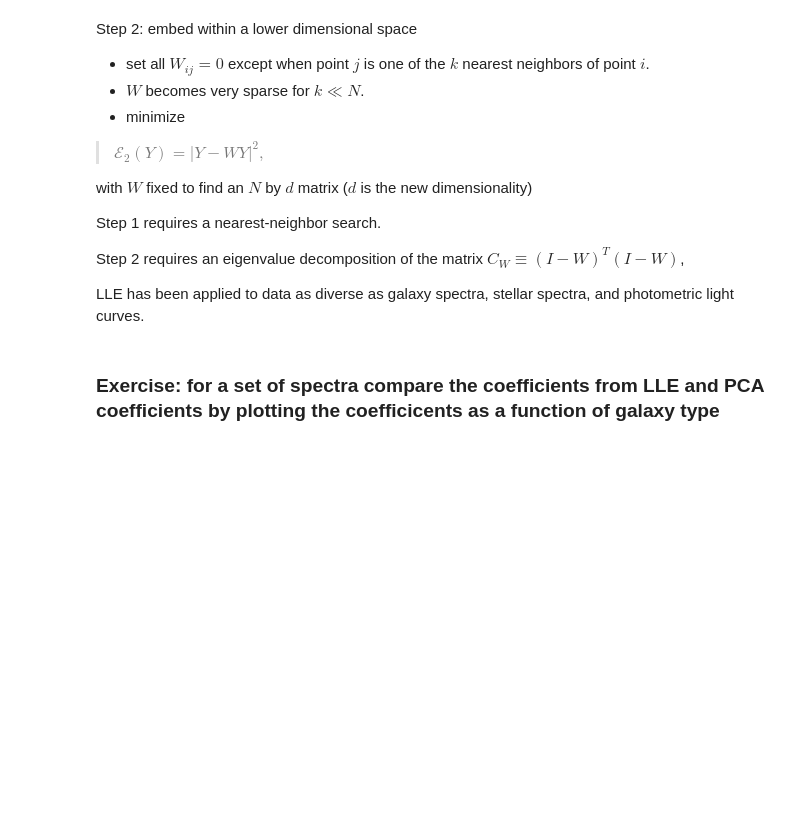
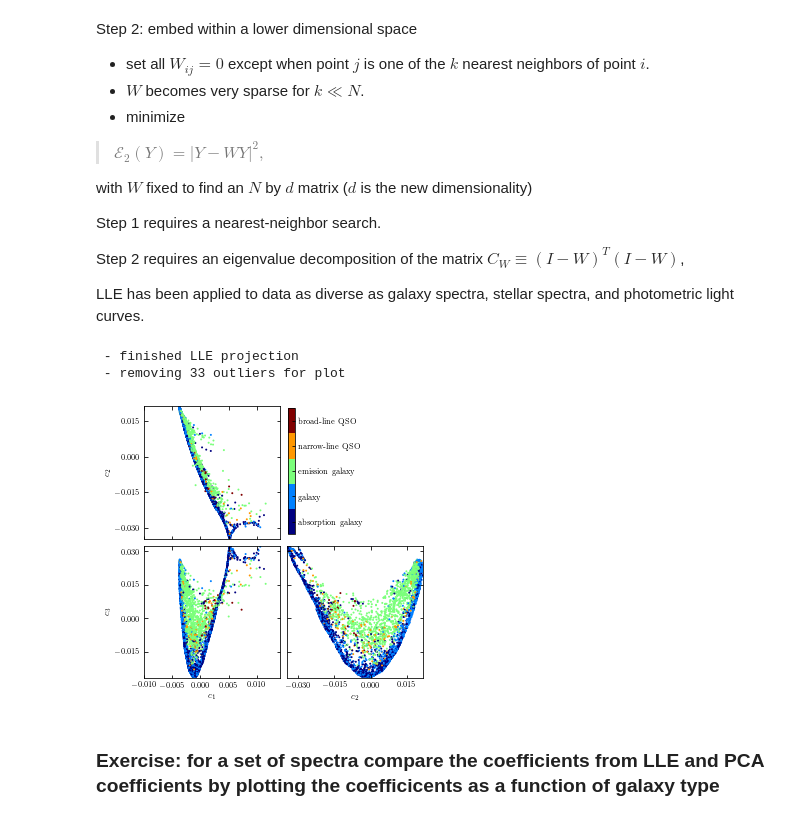
Before and after one commit to uw-astro/astr-598a-spr24, a Jupyter notebook: lectures/Lecture4-dimensionality-reduction.ipynb, the cells around one changed output. Saved outputs shown, nothing was run; the diff lists cells and outputs as text; code cells hidden in the pictures; blank space fills up the shorter version.

```diff
--- a/lectures/Lecture4-dimensionality-reduction.ipynb
+++ b/lectures/Lecture4-dimensionality-reduction.ipynb
@@ -648,7 +656,8 @@ color = data['lineindex_cln']
 # Compute the LLE projection; save the results
 def compute_spec_LLE(n_neighbors=10, out_dim=3):
     # Compute the LLE projection
-    LLE = manifold.LocallyLinearEmbedding(n_neighbors, out_dim,
+    LLE = manifold.LocallyLinearEmbedding(n_neighbors=n_neighbors,
+                                          n_components=out_dim,
                                           method='modified',
                                           eigen_solver='dense')
     Y_LLE = LLE.fit_transform(spec)
@@ -686,32 +695,36 @@ for (c, coeffs, xlim) in zip([c_LLE],
     im1 = ax1.scatter(coeffs[:, 0], coeffs[:, 1], **scatter_kwargs)
     im1.set_clim(clim)
     ax1.set_ylabel('$c_2$')
 
     ax2 = plt.subplot(223)
     im2 = ax2.scatter(coeffs[:, 0], coeffs[:, 2], **scatter_kwargs)
     im2.set_clim(clim)
     ax2.set_xlabel('$c_1$')
     ax2.set_ylabel('$c_3$')
 
     ax3 = plt.subplot(224)
     im3 = ax3.scatter(coeffs[:, 1], coeffs[:, 2], **scatter_kwargs)
     im3.set_clim(clim)
     ax3.set_xlabel('$c_2$')
 
     fig.colorbar(im3, ax=ax3, cax=cax,
                  ticks=cticks,
                  format=formatter)
 
     ax1.xaxis.set_major_formatter(plt.NullFormatter())
     ax3.yaxis.set_major_formatter(plt.NullFormatter())
 
     ax1.set_xlim(xlim)
     ax2.set_xlim(xlim)
 
     for ax in (ax1, ax2, ax3):
         ax.xaxis.set_major_locator(plt.MaxNLocator(5))
         ax.yaxis.set_major_locator(plt.MaxNLocator(5))
 
 plt.show()
+# %% [output]
+ - finished LLE projection
+ - removing 33 outliers for plot
+[figure, added]
 # %% [markdown]
 ### Exercise: for a set of spectra compare the coefficients from LLE and PCA coefficients by plotting the coefficicents  as a function of galaxy type
```
Also changed, not shown: parts of 8 cells of this notebook.
